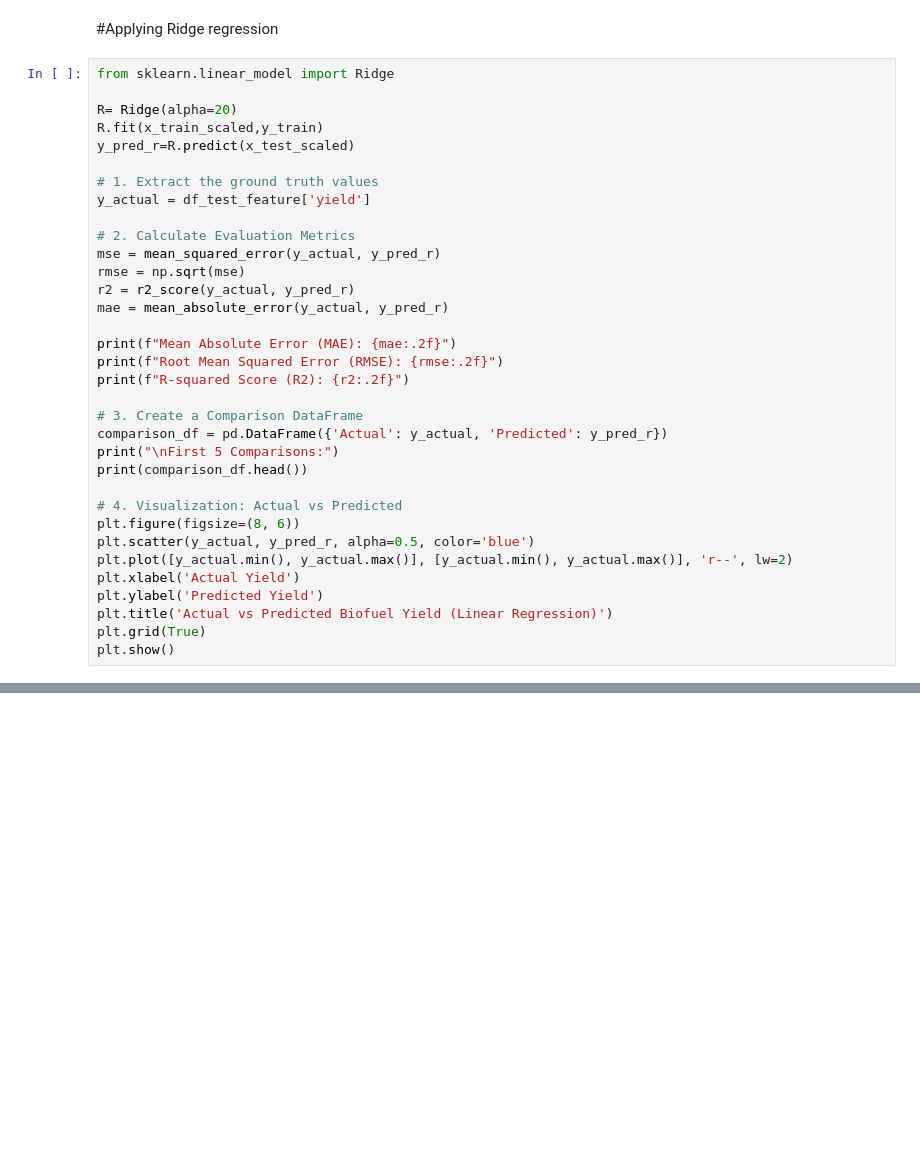
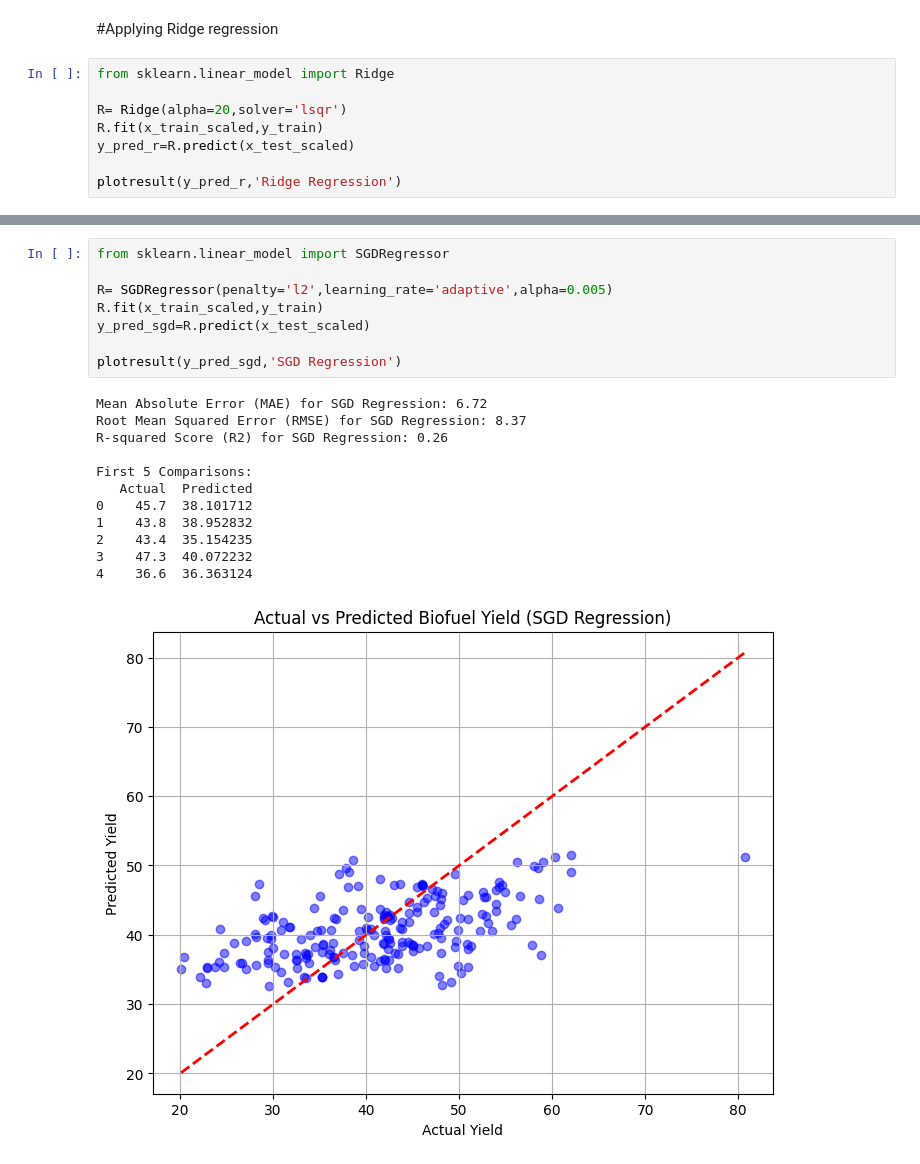
Before and after one commit to 17m301/BioFuel_YieldPrediction, a Jupyter notebook: Model.ipynb, the cells around one changed output, grey strips where cells are left out. Cells and saved outputs as stored; diff of their text form; blank space fills up the shorter version.

```diff
--- a/Model.ipynb
+++ b/Model.ipynb
@@ -464,35 +439,9 @@ Since there are too many variables relative to the number of rows, model memoriz
 # %%
 from sklearn.linear_model import Ridge
 
-R= Ridge(alpha=20)
+R= Ridge(alpha=20,solver='lsqr')
 R.fit(x_train_scaled,y_train)
 y_pred_r=R.predict(x_test_scaled)
 
-# 1. Extract the ground truth values
-y_actual = df_test_feature['yield']
-
-# 2. Calculate Evaluation Metrics
-mse = mean_squared_error(y_actual, y_pred_r)
-rmse = np.sqrt(mse)
-r2 = r2_score(y_actual, y_pred_r)
-mae = mean_absolute_error(y_actual, y_pred_r)
-
-print(f"Mean Absolute Error (MAE): {mae:.2f}")
-print(f"Root Mean Squared Error (RMSE): {rmse:.2f}")
-print(f"R-squared Score (R2): {r2:.2f}")
-
-# 3. Create a Comparison DataFrame
-comparison_df = pd.DataFrame({'Actual': y_actual, 'Predicted': y_pred_r})
-print("\nFirst 5 Comparisons:")
-print(comparison_df.head())
-
-# 4. Visualization: Actual vs Predicted
-plt.figure(figsize=(8, 6))
-plt.scatter(y_actual, y_pred_r, alpha=0.5, color='blue')
-plt.plot([y_actual.min(), y_actual.max()], [y_actual.min(), y_actual.max()], 'r--', lw=2)
-plt.xlabel('Actual Yield')
-plt.ylabel('Predicted Yield')
-plt.title('Actual vs Predicted Biofuel Yield (Linear Regression)')
-plt.grid(True)
-plt.show()
+plotresult(y_pred_r,'Ridge Regression')
 # %% [output]
@@ -510 +459,22 @@ First 5 Comparisons:
 [figure]
+# %%
+from sklearn.linear_model import SGDRegressor
+
+R= SGDRegressor(penalty='l2',learning_rate='adaptive',alpha=0.005)
+R.fit(x_train_scaled,y_train)
+y_pred_sgd=R.predict(x_test_scaled)
+
+plotresult(y_pred_sgd,'SGD Regression')
+# %% [output]
+Mean Absolute Error (MAE) for SGD Regression: 6.72
+Root Mean Squared Error (RMSE) for SGD Regression: 8.37
+R-squared Score (R2) for SGD Regression: 0.26
+
+First 5 Comparisons:
+   Actual  Predicted
+0    45.7  38.101712
+1    43.8  38.952832
+2    43.4  35.154235
+3    47.3  40.072232
+4    36.6  36.363124
+[figure, added]
```
Also changed, not shown: parts of 5 cells of this notebook.
